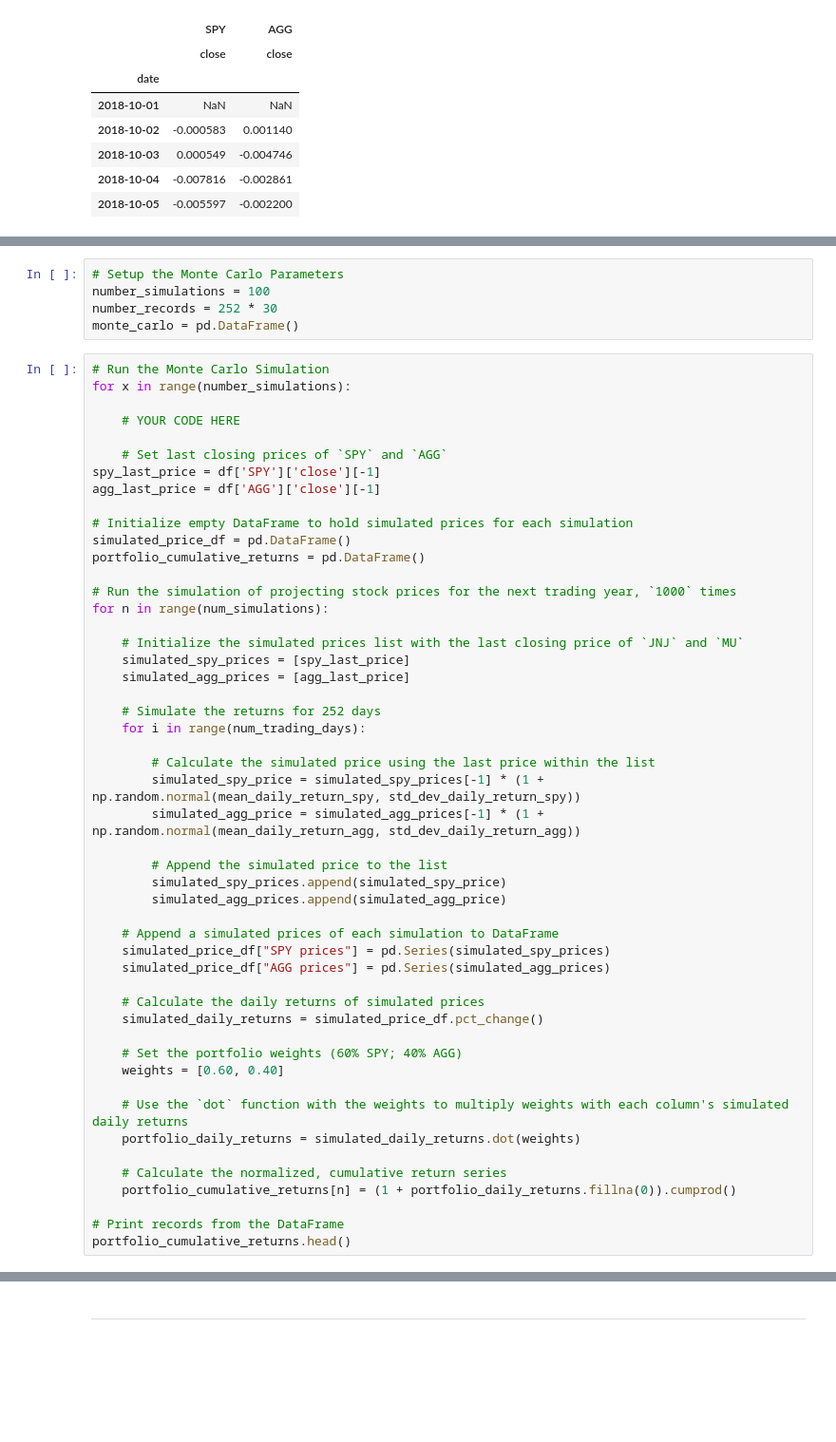
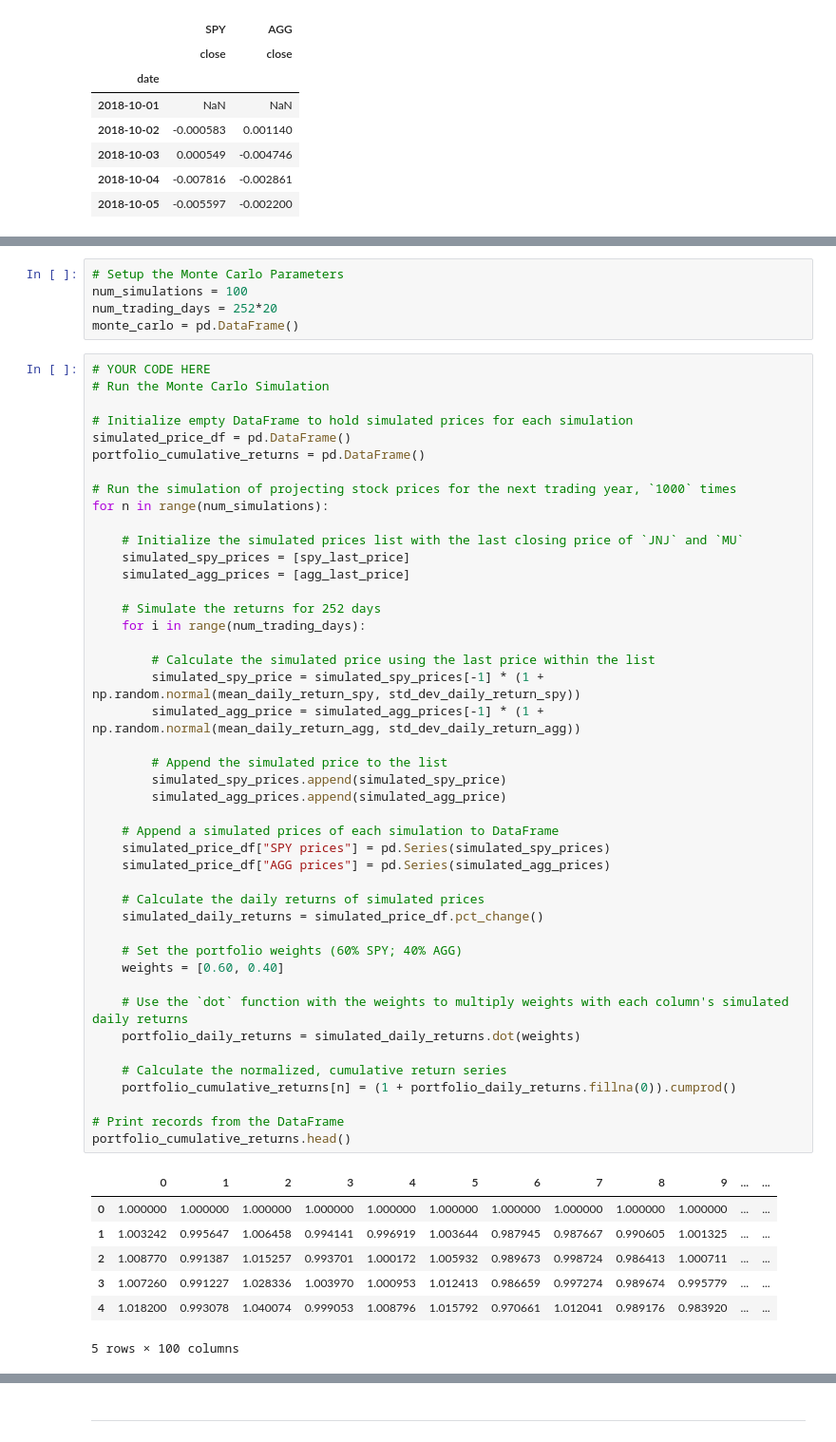
Before and after one commit to manchester9/fintech, a Jupyter notebook: 05-apis/Starter_Code/portfolio_planner.ipynb, the cells around one changed output, grey strips where cells are left out. Shown: that part at 95% size. Saved outputs shown, nothing was run; the diff lists cells and outputs as text; blank space fills up the shorter version.

```diff
--- a/05-apis/Starter_Code/portfolio_planner.ipynb
+++ b/05-apis/Starter_Code/portfolio_planner.ipynb
@@ -122,18 +119,12 @@ spy_last_price = df['JNJ']['close'][-1]
 agg_last_price = df['AGG']['close'][-1]
 # %%
 # Setup the Monte Carlo Parameters
-number_simulations = 100
-number_records = 252 * 30
+num_simulations = 100
+num_trading_days = 252*20
 monte_carlo = pd.DataFrame()
 # %%
+# YOUR CODE HERE
 # Run the Monte Carlo Simulation
-for x in range(number_simulations):
-
-    # YOUR CODE HERE
-
-    # Set last closing prices of `SPY` and `AGG`
-spy_last_price = df['SPY']['close'][-1]
-agg_last_price = df['AGG']['close'][-1]
 
 # Initialize empty DataFrame to hold simulated prices for each simulation
 simulated_price_df = pd.DataFrame()
@@ -148,30 +139,38 @@ for n in range(num_simulations):
 
     # Simulate the returns for 252 days
     for i in range(num_trading_days):
 
         # Calculate the simulated price using the last price within the list
         simulated_spy_price = simulated_spy_prices[-1] * (1 + np.random.normal(mean_daily_return_spy, std_dev_daily_return_spy))
         simulated_agg_price = simulated_agg_prices[-1] * (1 + np.random.normal(mean_daily_return_agg, std_dev_daily_return_agg))
 
         # Append the simulated price to the list
         simulated_spy_prices.append(simulated_spy_price)
         simulated_agg_prices.append(simulated_agg_price)
 
     # Append a simulated prices of each simulation to DataFrame
     simulated_price_df["SPY prices"] = pd.Series(simulated_spy_prices)
     simulated_price_df["AGG prices"] = pd.Series(simulated_agg_prices)
 
     # Calculate the daily returns of simulated prices
     simulated_daily_returns = simulated_price_df.pct_change()
 
     # Set the portfolio weights (60% SPY; 40% AGG)
     weights = [0.60, 0.40]
 
     # Use the `dot` function with the weights to multiply weights with each column's simulated daily returns
     portfolio_daily_returns = simulated_daily_returns.dot(weights)
 
     # Calculate the normalized, cumulative return series
     portfolio_cumulative_returns[n] = (1 + portfolio_daily_returns.fillna(0)).cumprod()
 
 # Print records from the DataFrame
 portfolio_cumulative_returns.head()
+# %% [output]
+|  | 0 | 1 | 2 | 3 | 4 | 5 | 6 | 7 | 8 | 9 | ... | ... |
+| 0 | 1.000000 | 1.000000 | 1.000000 | 1.000000 | 1.000000 | 1.000000 | 1.000000 | 1.000000 | 1.000000 | 1.000000 | ... | ... |
+| 1 | 1.003242 | 0.995647 | 1.006458 | 0.994141 | 0.996919 | 1.003644 | 0.987945 | 0.987667 | 0.990605 | 1.001325 | ... | ... |
+| 2 | 1.008770 | 0.991387 | 1.015257 | 0.993701 | 1.000172 | 1.005932 | 0.989673 | 0.998724 | 0.986413 | 1.000711 | ... | ... |
+| 3 | 1.007260 | 0.991227 | 1.028336 | 1.003970 | 1.000953 | 1.012413 | 0.986659 | 0.997274 | 0.989674 | 0.995779 | ... | ... |
+| 4 | 1.018200 | 0.993078 | 1.040074 | 0.999053 | 1.008796 | 1.015792 | 0.970661 | 1.012041 | 0.989176 | 0.983920 | ... | ... |
+5 rows × 100 columns
```
Also changed, not shown: parts of 17 cells of this notebook, 2 other files.
